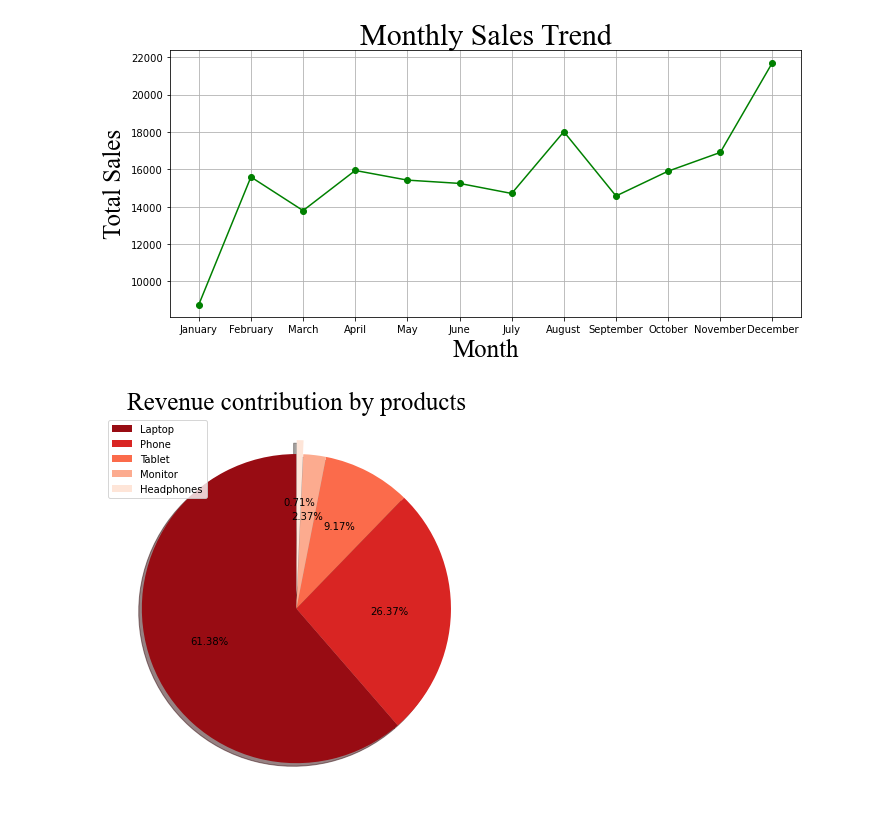
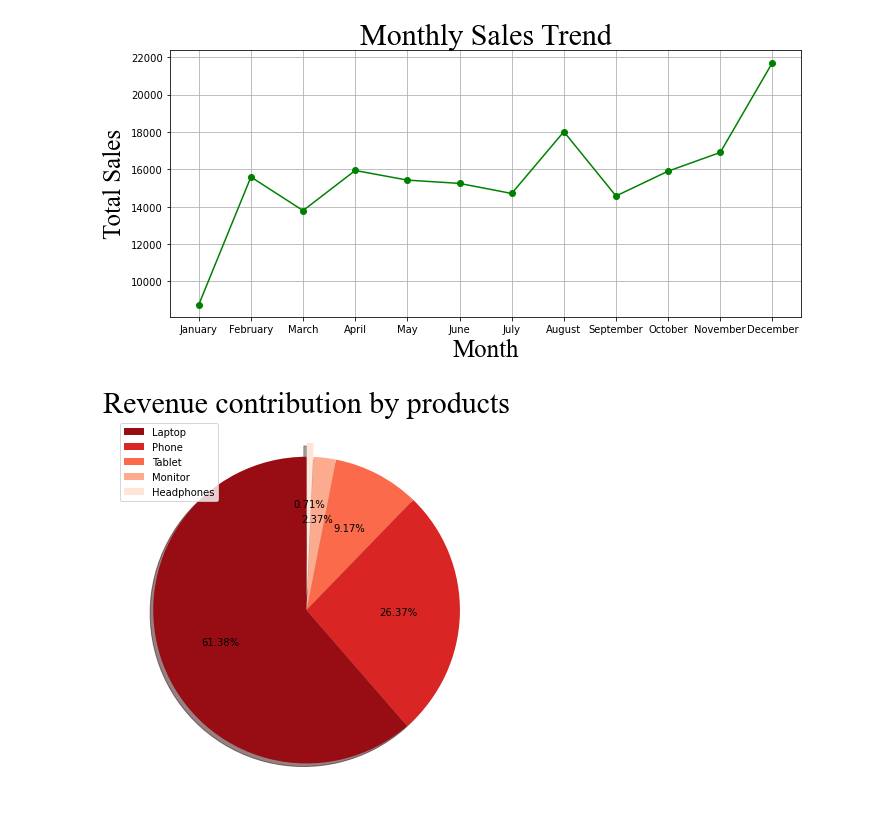
Before and after one commit to Eniola-Hannah/Sales-Data-Storytelling, a Jupyter notebook: Analysis.ipynb, the cells around one changed output. Saved outputs shown, nothing was run; the diff lists cells and outputs as text; code cells hidden in the pictures.

Commit message:
Adds more styling and context to the visuals

```diff
--- a/Analysis.ipynb
+++ b/Analysis.ipynb
@@ -360,16 +365,16 @@ plt.show()
 # %%
 # Revenue contribution by products
 
 plt.figure(figsize=(6, 6))
 
 p_revenue = df.groupby('Product')['Total'].sum().sort_values(ascending=False)
 
 explode = [0, 0, 0, 0, 0.09]
 colors = cm.Reds_r([0.1, 0.3, 0.5, 0.7, 0.9])
 
 plt.pie(p_revenue.values,explode=explode, autopct='%.2f%%', colors=colors, shadow=True, startangle=90)
-plt.title("Revenue contribution by products", fontname='Times New Roman', fontsize=25)
+plt.title("Revenue contribution by products", fontname='Times New Roman', fontsize=30)
 plt.legend(labels=p_revenue.index)
 plt.tight_layout()
 # %% [output]
-[figure, old version]
+[figure, new version]
```
Also changed, not shown: parts of 6 cells of this notebook.
